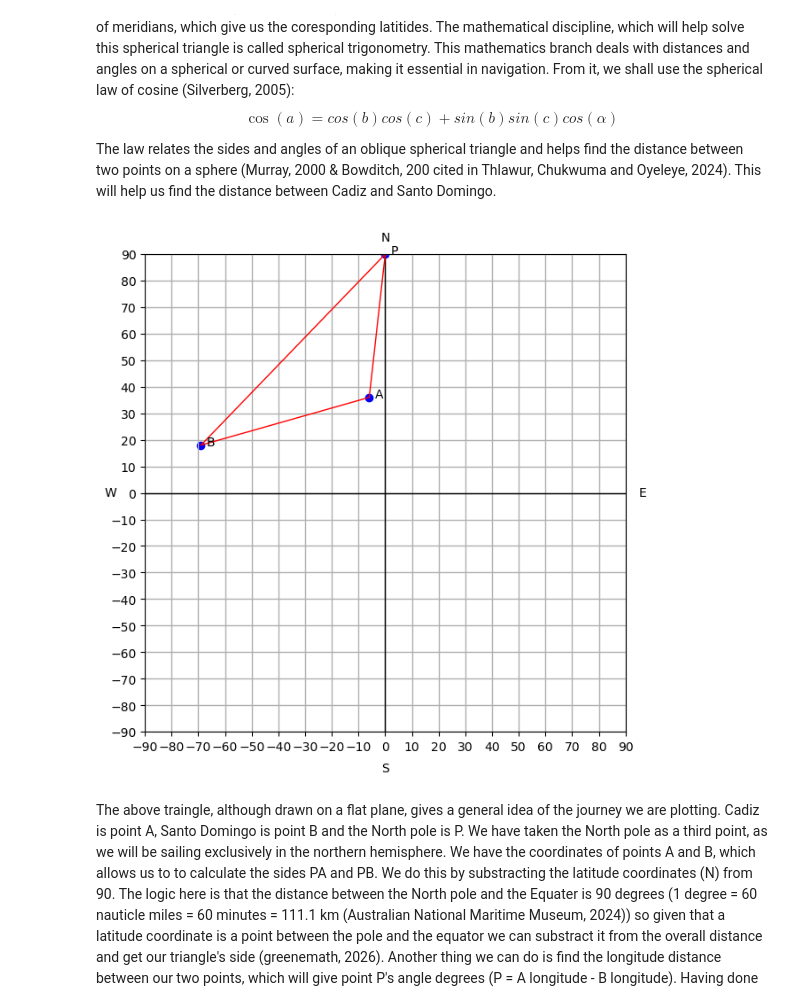
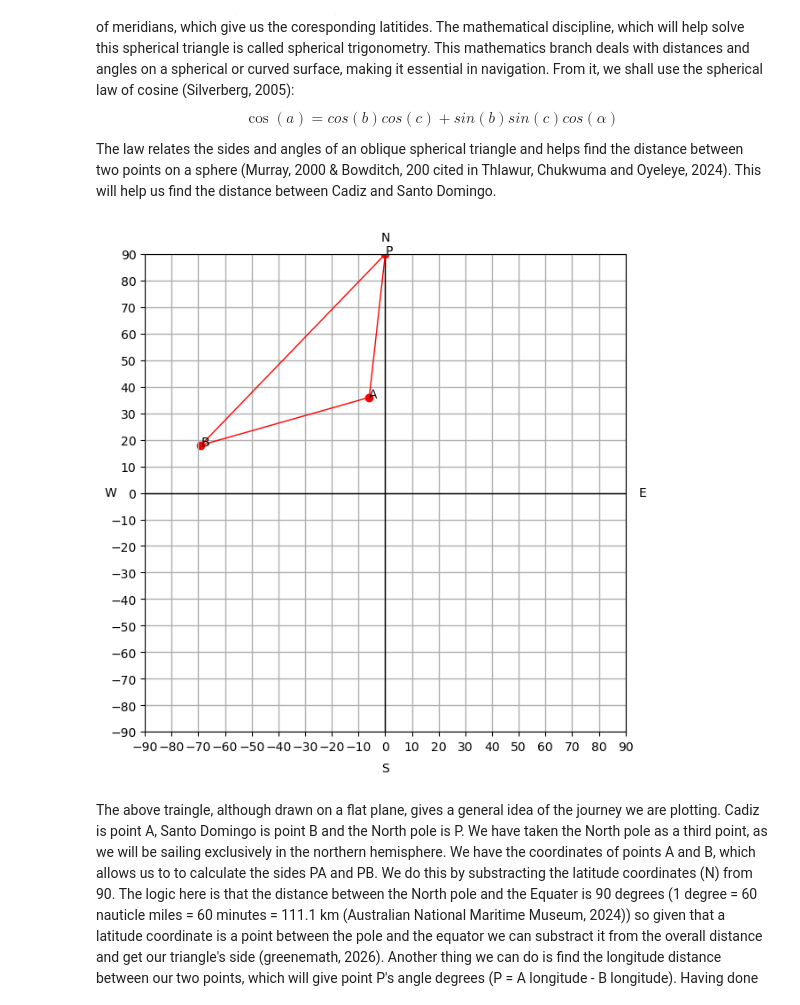
Before and after one commit to kalmlaz/Math-Concepts-for-Developers---Project, a Jupyter notebook: Celestial Navigation Project.ipynb, the cells around one changed output. Saved outputs shown, nothing was run; the diff lists cells and outputs as text; code cells hidden in the pictures.

```diff
--- a/Celestial Navigation Project.ipynb
+++ b/Celestial Navigation Project.ipynb
@@ -66,38 +66,37 @@ degree_lines = [-90, -80, -70, -60, -50, -40, -30, -20, -10, 0, 10, 20, 30, 40,
 
 axis.set_xticks(degree_lines)
 axis.set_yticks(degree_lines)
 
 #Turns the gridlines on, as per the above specifications
 axis.grid(True, linestyle = "-", linewidth = 1)
 
 #Draws the main axes and makes them stand out, like on a compass
 axis.axhline(0, color = "black", linewidth=1)
 axis.axvline(0, color = "black", linewidth=1)
 
 #Positions the N,S and W,E compass symbols on the graph
 axis.text(0, 95, "N", ha = "center", fontsize = 10)
 axis.text(0, -105, "S", ha = "center", fontsize = 10)
 
 axis.text(95, 0, "E", va = "center", fontsize = 10)
 axis.text(-105, 0, "W", va = "center", fontsize = 10)
 
 #Plots the three triangle points on the grapgh and adds markers next to them (PAB)
-axis.scatter(P[1], P[0], color = "blue")
-axis.scatter(A[1], A[0], color = "blue")
-axis.scatter(B[1], B[0], color = "blue")
+axis.scatter(P[1], P[0], color = "red")
+axis.scatter(A[1], A[0], color = "red")
+axis.scatter(B[1], B[0], color = "red")
 
 axis.text(P[1], P[0], "P")
 axis.text(A[1], A[0], "A")
 axis.text(B[1], B[0], "B")
 
 #Connects the points and plots the triangle in red
 triangle_x = [P[1], A[1], B[1], P[1]]
-triangle_y = [P[0], A[0], B[0], P[0]]
 
 axis.plot(triangle_x, triangle_y, color = "red", linewidth = 1)
 plt.show()
 # %% [output]
-[figure, old version]
+[figure, new version]
 # %% [markdown]
 The above traingle, although drawn on a flat plane, gives a general idea of the journey we are plotting. Cadiz is point A, Santo Domingo is point B and the North pole is P. We have taken the North pole as a third point, as we will be sailing exclusively in the northern hemisphere. We have the coordinates of points A and B, which allows us to to calculate the sides PA and PB. We do this by substracting the latitude coordinates (N) from 90. The logic here is that the distance between the North pole and the Equater is 90 degrees (1 degree = 60 nauticle miles = 60 minutes = 111.1 km (Australian National Maritime Museum, 2024)) so given that a latitude coordinate is a point between the pole and the equator we can substract it from the overall distance and get our triangle's side (greenemath, 2026). Another thing we can do is find the longitude distance between our two points, which will give point P's angle degrees (P = A longitude - B longitude). Having done that, we now have the following information:
 
```
Also changed, not shown: parts of 6 cells of this notebook.
